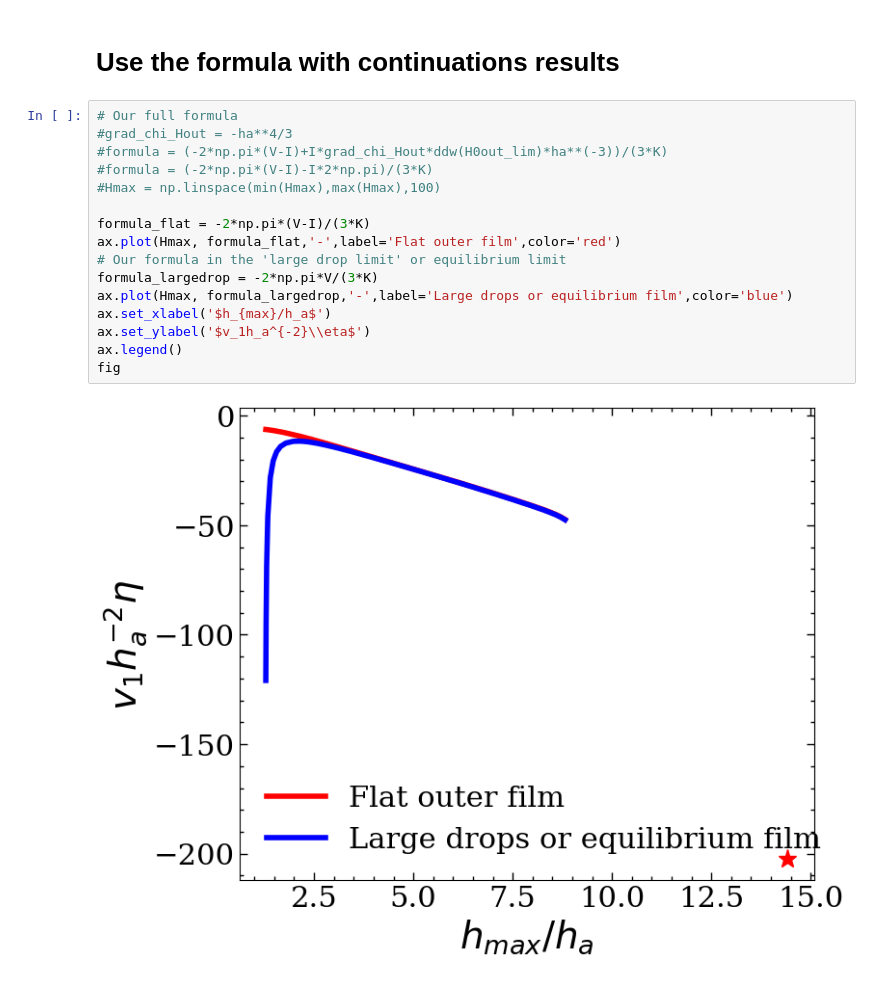
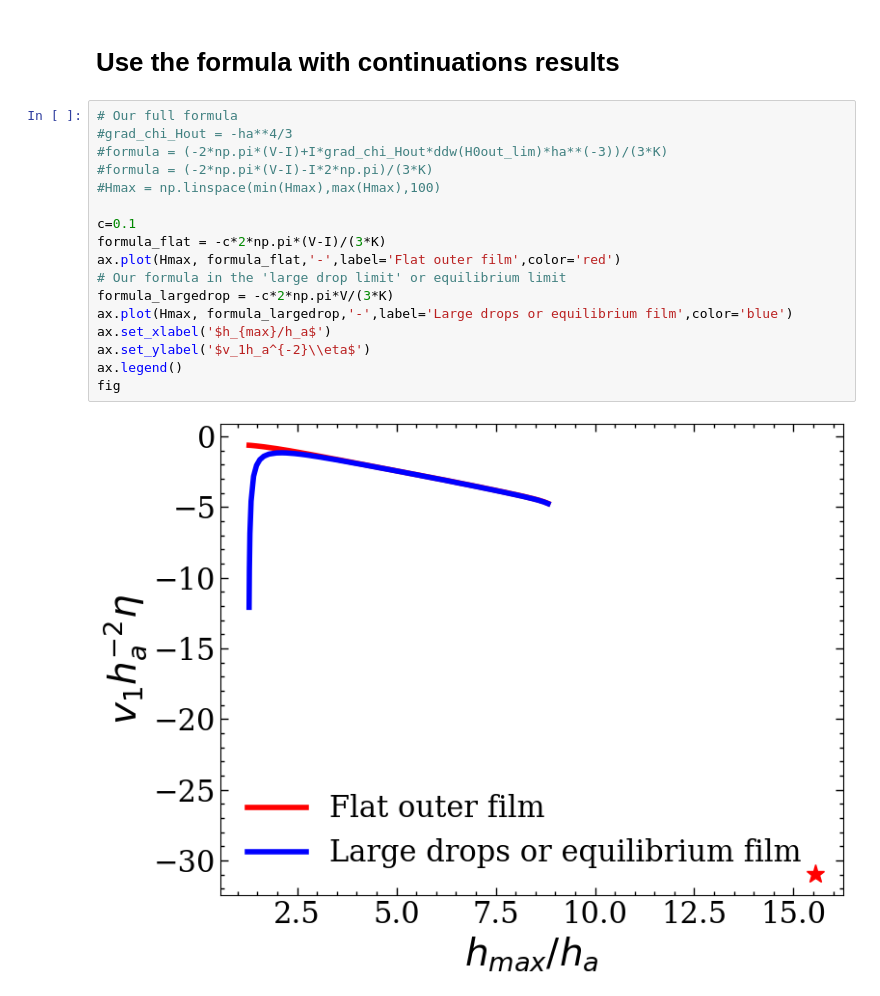
Before and after one commit to suanno/drop-dynamics, a Jupyter notebook: 2D analysis/pbc_validation.ipynb, the cells around one changed output. Cells and saved outputs as stored; diff of their text form.

```diff
--- a/2D analysis/pbc_validation.ipynb
+++ b/2D analysis/pbc_validation.ipynb
@@ -329,21 +351,22 @@ SyntaxError: invalid syntax (1933637684.py, line 1)
 # %%
 # Our full formula
 #grad_chi_Hout = -ha**4/3
 #formula = (-2*np.pi*(V-I)+I*grad_chi_Hout*ddw(H0out_lim)*ha**(-3))/(3*K)
 #formula = (-2*np.pi*(V-I)-I*2*np.pi)/(3*K)
 #Hmax = np.linspace(min(Hmax),max(Hmax),100)
 
-formula_flat = -2*np.pi*(V-I)/(3*K)
+c=0.1
+formula_flat = -c*2*np.pi*(V-I)/(3*K)
 ax.plot(Hmax, formula_flat,'-',label='Flat outer film',color='red')
 # Our formula in the 'large drop limit' or equilibrium limit
-formula_largedrop = -2*np.pi*V/(3*K)
+formula_largedrop = -c*2*np.pi*V/(3*K)
 ax.plot(Hmax, formula_largedrop,'-',label='Large drops or equilibrium film',color='blue')
 ax.set_xlabel('$h_{max}/h_a$')
 ax.set_ylabel('$v_1h_a^{-2}\\eta$')
 ax.legend()
 fig
 # %% [output]
-[figure, old version]
+[figure, new version]
 # %%
 
 ## Flat outer film
```
Also changed, not shown: parts of 12 cells of this notebook, 5 other files.
